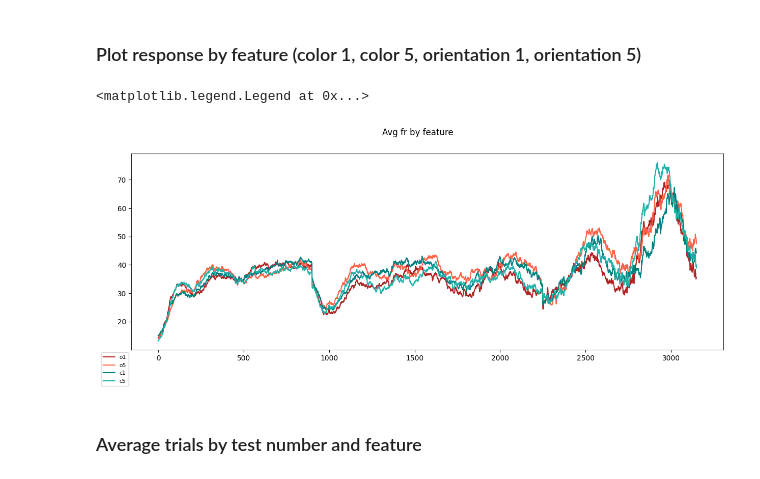
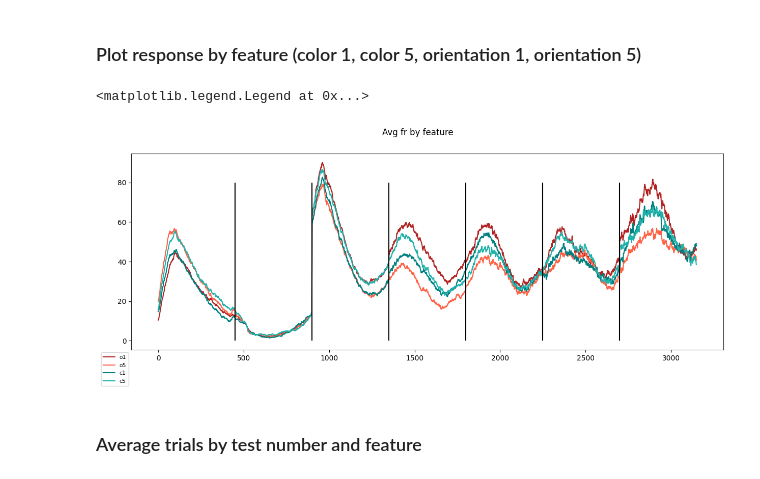
Before and after one commit to Ibos-lab/EphysVibe, a Jupyter notebook: examples/tuning_neuron.ipynb, the cells around one changed output. Drawn from its saved outputs; the diff is of its cells as text; code cells hidden in the pictures.

```diff
--- a/examples/tuning_neuron.ipynb
+++ b/examples/tuning_neuron.ipynb
@@ -573,18 +597,16 @@ o5c1 67
 # %% [markdown]
 ### Plot response by samples
 # %%
-len_s_on=450
-len_d=450
 len_t = 450
 win=100
 stim_num=['1','2','3','4','5','6','7','8']
-all_sp_sample_on = np.zeros((4,len_s_on))
-all_sp_delay = np.zeros((4,len_d))
-all_sp_test1 = np.zeros((4,len_t))
-all_sp_test2=np.zeros((4,len_t))
-all_sp_test3=np.zeros((4,len_t))
-all_sp_test4=np.zeros((4,len_t))
-all_sp_test5=np.zeros((4,len_t))
+all_sp_sample_on = np.zeros((4,450))
+all_sp_delay = np.zeros((4,450))
+all_sp_test1 = np.zeros((4,450))
+all_sp_test2=np.zeros((4,450))
+all_sp_test3=np.zeros((4,450))
+all_sp_test4=np.zeros((4,450))
+all_sp_test5=np.zeros((4,450))
 
 for i,sample in enumerate(["o1_c1","o1_c5","o5_c1","o5_c5"]):
     task_sample = task_fr[task_fr['sample']==sample]
@@ -593,40 +615,40 @@ for i,sample in enumerate(["o1_c1","o1_c5","o5_c1","o5_c5"]):
     code_samples_samp = code_samples[task_sample['trial_idx']]
     sp_samples_samp = sp_samples[task_sample['trial_idx']]
     # sample on
-    sp_sample_on = SpikeData.indep_roll(sp_samples_samp, -code_samples_samp[:,4].astype(int), axis=1)[:, :len_s_on+win]
+    sp_sample_on = SpikeData.indep_roll(sp_samples_samp, -(code_samples_samp[:,4]-t_before).astype(int), axis=1)[:, :t_before+len_t+t_after+win]
     sp_sample_on = sp_sample_on.mean(axis=0)
-    all_sp_sample_on[i] = moving_average(data=sp_sample_on,win=win,step=1)[:len_s_on]*1000
+    all_sp_sample_on[i] = moving_average(data=sp_sample_on,win=win,step=1)[t_before-int(win/2):t_before-int(win/2)+len_t]*1000
     # delay
-    sp_delay = SpikeData.indep_roll(sp_samples_samp, -code_samples_samp[:,5].astype(int), axis=1)[:, :len_d+win]
+    sp_delay = SpikeData.indep_roll(sp_samples_samp, -(code_samples_samp[:,5]-t_before).astype(int), axis=1)[:, :len_t+win+t_before+t_after]
     sp_delay = sp_delay.mean(axis=0)
-    all_sp_delay[i] = moving_average(data=sp_delay,win=win,step=1)[:len_d]*1000
+    all_sp_delay[i] = moving_average(data=sp_delay,win=win,step=1)[t_before-int(win/2):t_before-int(win/2)+len_t]*1000
     # test 1
     idx = np.where(~np.isnan(code_samples_samp[:,6]))[0]
-    sp_test = SpikeData.indep_roll(sp_samples_samp[idx], -code_samples_samp[idx,6].astype(int), axis=1)[:, :len_t+win]
+    sp_test = SpikeData.indep_roll(sp_samples_samp[idx], -(code_samples_samp[idx,6]-t_before).astype(int), axis=1)[:, :len_t+win+t_before+t_after]
     idx=np.where(~np.isnan(np.sum(sp_test,axis=1)))[0]
     sp_test = sp_test[idx].mean(axis=0)
-    all_sp_test1[i] = moving_average(data=sp_test,win=win,step=1)[:len_t]*1000
+    all_sp_test1[i] = moving_average(data=sp_test,win=win,step=1)[t_before-int(win/2):t_before-int(win/2)+len_t]*1000
     # test 2
     idx = np.where(~np.isnan(code_samples_samp[:,8]))[0]
-    sp_test = SpikeData.indep_roll(sp_samples_samp[idx], -code_samples_samp[idx,8].astype(int), axis=1)[:, :len_t+win]
+    sp_test = SpikeData.indep_roll(sp_samples_samp[idx], -(code_samples_samp[idx,8]-t_before).astype(int), axis=1)[:, :len_t+win+t_before+t_after]
     idx=np.where(~np.isnan(np.sum(sp_test,axis=1)))[0]
     sp_test = sp_test[idx].mean(axis=0)
-    all_sp_test2[i] = moving_average(data=sp_test,win=win,step=1)[:len_t]*1000
+    all_sp_test2[i] = moving_average(data=sp_test,win=win,step=1)[t_before-int(win/2):t_before-int(win/2)+len_t]*1000
     # test 3
     idx = np.where(~np.isnan(code_samples_samp[:,10]))[0]
-    sp_test = SpikeData.indep_roll(sp_samples_samp[idx], -code_samples_samp[idx,10].astype(int), axis=1)[:, :len_t+win]
+    sp_test = SpikeData.indep_roll(sp_samples_samp[idx], -(code_samples_samp[idx,10]-t_before).astype(int), axis=1)[:, :len_t+win+t_before+t_after]
     idx=np.where(~np.isnan(np.sum(sp_test,axis=1)))[0]
     sp_test = sp_test[idx].mean(axis=0)
-    all_sp_test3[i] = moving_average(data=sp_test,win=win,step=1)[:len_t]*1000
+    all_sp_test3[i] = moving_average(data=sp_test,win=win,step=1)[t_before-int(win/2):t_before-int(win/2)+len_t]*1000
     # test 4
     idx = np.where(~np.isnan(code_samples_samp[:,12]))[0]
-    sp_test = SpikeData.indep_roll(sp_samples_samp[idx], -code_samples_samp[idx,12].astype(int), axis=1)[:, :len_t+win]
+    sp_test = SpikeData.indep_roll(sp_samples_samp[idx], -(code_samples_samp[idx,12]-t_before).astype(int), axis=1)[:, :len_t+win+t_before+t_after]
     idx=np.where(~np.isnan(np.sum(sp_test,axis=1)))[0]
     sp_test = sp_test[idx].mean(axis=0)
-    all_sp_test4[i] = moving_average(data=sp_test,win=win,step=1)[:len_t]*1000
+    all_sp_test4[i] = moving_average(data=sp_test,win=win,step=1)[t_before-int(win/2):t_before-int(win/2)+len_t]*1000
     # test 5
     idx = np.where(~np.isnan(code_samples_samp[:,14]))[0]
-    sp_test = SpikeData.indep_roll(sp_samples_samp[idx], -code_samples_samp[idx,14].astype(int), axis=1)[:, :len_t+win]
+    sp_test = SpikeData.indep_roll(sp_samples_samp[idx], -(code_samples_samp[idx,14]-t_before).astype(int), axis=1)[:, :len_t+win+t_before+t_after]
     idx=np.where(~np.isnan(np.sum(sp_test,axis=1)))[0]
     sp_test = sp_test[idx].mean(axis=0)
-    all_sp_test5[i] = moving_average(data=sp_test,win=win,step=1)[:len_t]*1000
+    all_sp_test5[i] = moving_average(data=sp_test,win=win,step=1)[t_before-int(win/2):t_before-int(win/2)+len_t]*1000
@@ -697,31 +723,32 @@ all_sp_epochs_feture = [all_sp_sample_on,all_sp_delay,all_sp_test1,all_sp_test2,
 # %%
 o1_avg_feature=[]
 o5_avg_feature=[]
 c1_avg_feature=[]
 c5_avg_feature=[]
 fig,ax = plt.subplots(figsize=(15,5))
 for i,all_sp in enumerate(all_sp_epochs_feture):
     o1 = np.mean([all_sp[0],all_sp[1]],axis=0)
     o5 = np.mean([all_sp[2],all_sp[3]],axis=0)
     c1 = np.mean([all_sp[0],all_sp[2]],axis=0)
     c5 = np.mean([all_sp[1],all_sp[3]],axis=0)
     o1_avg_feature.append(moving_average(data=o1,win=win,step=1)[:450]*1000)
     o5_avg_feature.append(moving_average(data=o5,win=win,step=1)[:450]*1000)
     c1_avg_feature.append(moving_average(data=c1,win=win,step=1)[:450]*1000)
     c5_avg_feature.append(moving_average(data=c5,win=win,step=1)[:450]*1000)
 o1_avg_feature=np.concatenate(o1_avg_feature)
 o5_avg_feature=np.concatenate(o5_avg_feature)
 c1_avg_feature=np.concatenate(c1_avg_feature)
 c5_avg_feature=np.concatenate(c5_avg_feature)
 ax.plot(o1_avg_feature,label='o1',color=task_constants.PALETTE_B1["o1_c1"])
 ax.plot(o5_avg_feature,label='o5',color=task_constants.PALETTE_B1["o5_c1"])
 ax.plot(c1_avg_feature,label='c1',color=task_constants.PALETTE_B1["o1_c5"])
 ax.plot(c5_avg_feature,label='c5',color=task_constants.PALETTE_B1["o5_c5"])
+ax.vlines([450,450*2,450*3,450*4,450*5,450*6],0,80,color='k')
 fig.suptitle('Avg fr by feature')
 plt.legend(loc='upper right', bbox_to_anchor=(0, 0), prop={'size': 8})
 # %% [output]
 <matplotlib.legend.Legend at 0x...>
-[figure, old version]
+[figure, new version]
 # %% [markdown]
 ### Average trials by test number and feature
 # %%
```
Also changed, not shown: parts of 44 cells of this notebook, 3 other files.
